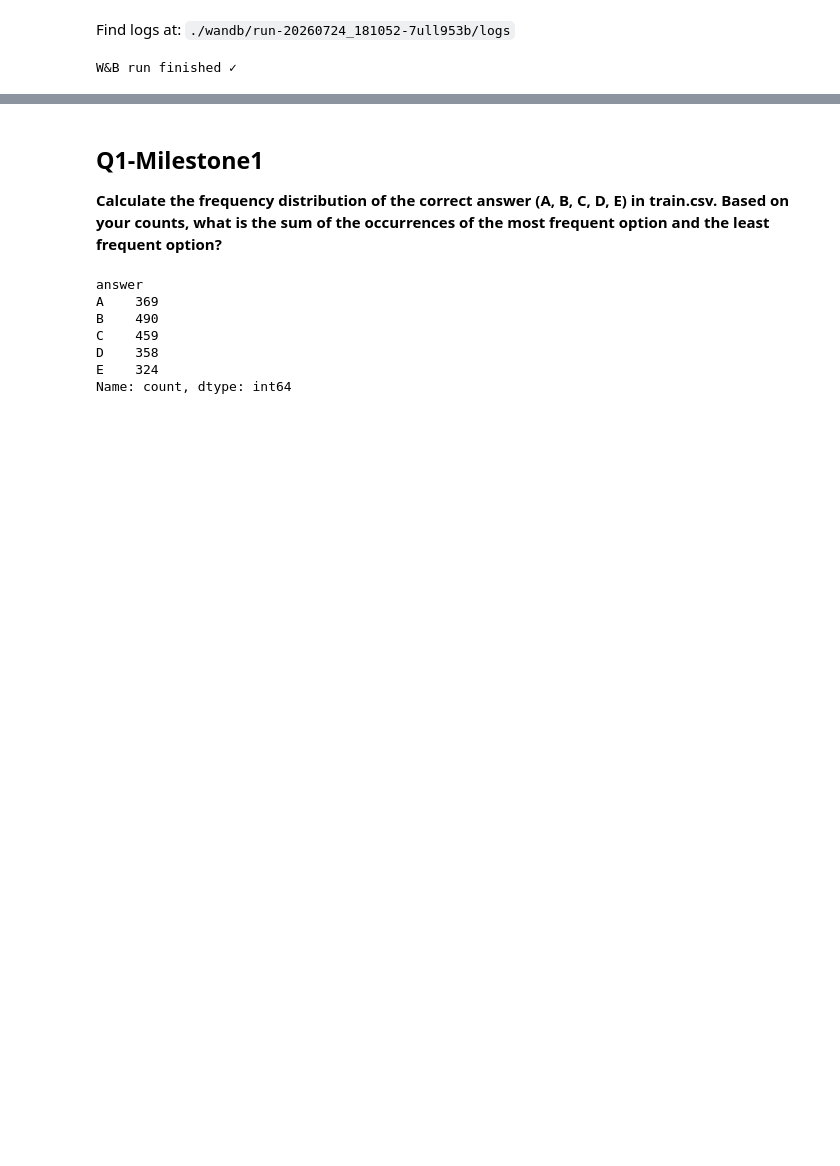
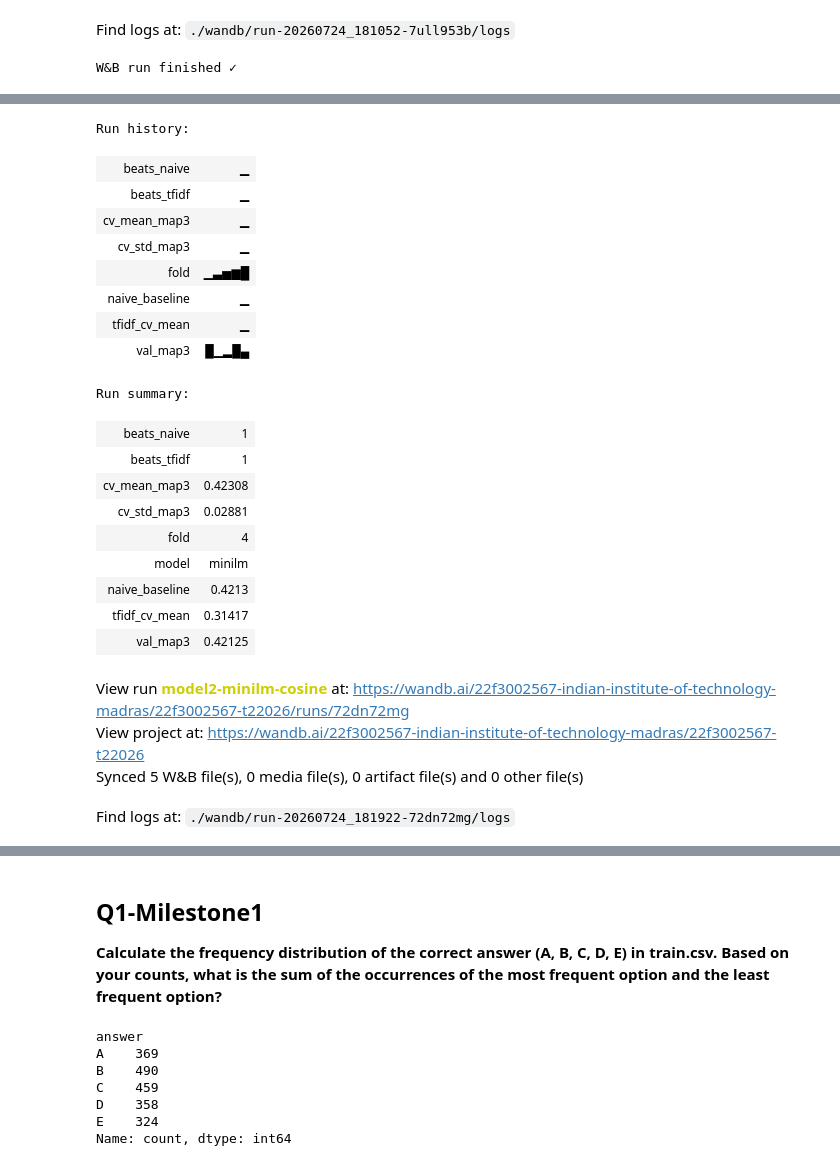
Before and after one commit to 22f3002567/dl-genai-project-26-t2, a Jupyter notebook: DL-22f3002567-notebook-t22026.ipynb, the cells around one changed output, grey strips where cells are left out. Saved outputs shown, nothing was run; the diff lists cells and outputs as text; code cells hidden in the pictures; blank space fills up the shorter version.

Commit message:
Model 2 (Pretrained Model) Done

```diff
--- a/DL-22f3002567-notebook-t22026.ipynb
+++ b/DL-22f3002567-notebook-t22026.ipynb
@@ -1765,0 +1782,17 @@ W&B run finished ✓
+# %%
+run_minilm = wandb.init(
+    project = WANDB_PROJECT,
+    name    = "model2-minilm-cosine",
+    config  = {
+        "model_type"    : "pretrained",
+        "model_name"    : "all-MiniLM-L6-v2",
+        "approach"      : "Sentence-Transformer cosine similarity",
+        "embedding_dim" : 384,
+        "pooling"       : "mean",
+        "normalize"     : True,
+        "batch_size"    : 64,
+        "cv_strategy"   : "GroupKFold-5",
+        "eval_metric"   : "mAP@3",
+        "fine_tuned"    : False,
+    }
+)
@@ -1765,0 +1830,40 @@ W&B run finished ✓
+# %%
+
+minilm_fold_scores = []
+
+for fold, (tr_idx, va_idx) in enumerate(splits):
+    va_df = train.iloc[va_idx]
+
+    # No fitting needed — pretrained model used as-is
+    preds, _ = minilm_predict(va_df, minilm)
+    score    = mapk(va_df["answer"].tolist(), preds)
+    minilm_fold_scores.append(score)
+
+    wandb.log({"fold": fold, "val_map3": score, "model": "minilm"})
+    print(f"  Fold {fold}: val={len(va_df)} rows  mAP@3={score:.4f}")
+
+minilm_cv_mean = np.mean(minilm_fold_scores)
+minilm_cv_std  = np.std(minilm_fold_scores)
+
+print(f"\nModel 2 MiniLM | CV mAP@3: {minilm_cv_mean:.4f} ± {minilm_cv_std:.4f}")
+print(f"Naive baseline : 0.4213")
+print(f"TF-IDF CV      : {tfidf_cv_mean:.4f}")
+print(f"Result vs naive: {'✓ BEATS naive' if minilm_cv_mean > 0.4213 else '✗ below naive'}")
+print(f"Result vs tfidf: {'✓ BEATS TF-IDF' if minilm_cv_mean > tfidf_cv_mean else '✗ below TF-IDF'}")
+
+# Encode full train + test for ensemble use
+print("\nEncoding full train set...")
+minilm_train_preds, minilm_train_sims = minilm_predict(train, minilm)
+print("Encoding full test set...")
+minilm_test_preds,  minilm_test_sims  = minilm_predict(test,  minilm)
+wandb.log({
+    "cv_mean_map3"      : minilm_cv_mean,
+    "cv_std_map3"       : minilm_cv_std,
+    "naive_baseline"    : 0.4213,
+    "tfidf_cv_mean"     : tfidf_cv_mean,
+    "beats_naive"       : int(minilm_cv_mean > 0.4213),
+    "beats_tfidf"       : int(minilm_cv_mean > tfidf_cv_mean),
+})
+run_minilm.finish()
+print("W&B run finished ✓")
+# %% [output]
@@ -1765,0 +1885,23 @@ W&B run finished ✓
+Run history:
+| beats_naive | ▁ |
+| beats_tfidf | ▁ |
+| cv_mean_map3 | ▁ |
+| cv_std_map3 | ▁ |
+| fold | ▁▃▅▆█ |
+| naive_baseline | ▁ |
+| tfidf_cv_mean | ▁ |
+| val_map3 | █▁▂█▄ |
+Run summary:
+| beats_naive | 1 |
+| beats_tfidf | 1 |
+| cv_mean_map3 | 0.42308 |
+| cv_std_map3 | 0.02881 |
+| fold | 4 |
+| model | minilm |
+| naive_baseline | 0.4213 |
+| tfidf_cv_mean | 0.31417 |
+| val_map3 | 0.42125 |
+View run model2-minilm-cosine at: https://wandb.ai/22f3002567-indian-institute-of-technology-madras/22f3002567-t22026/runs/72dn72mg
+View project at: https://wandb.ai/22f3002567-indian-institute-of-technology-madras/22f3002567-t22026
+Synced 5 W&B file(s), 0 media file(s), 0 artifact file(s) and 0 other file(s)
+Find logs at: ./wandb/run-20260724_181922-72dn72mg/logs
```
Also changed, not shown: parts of 5 cells of this notebook.
